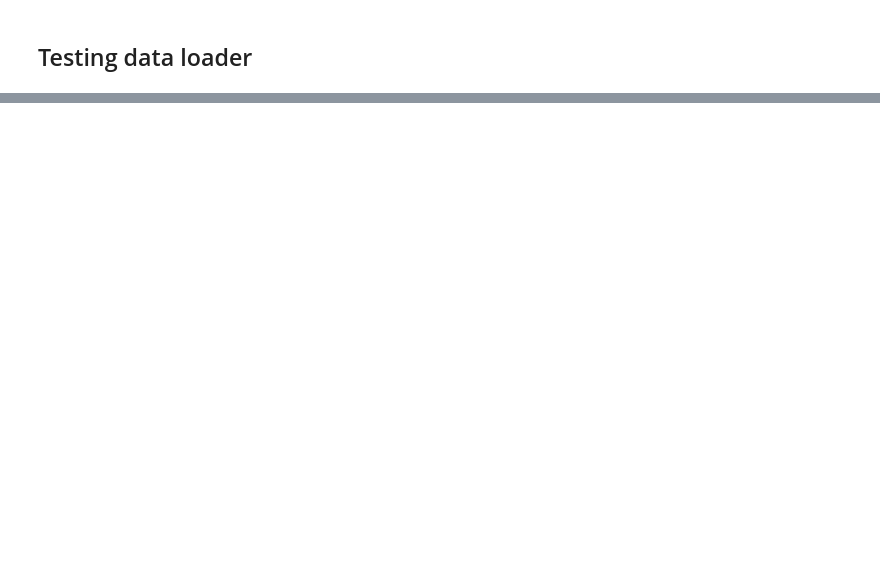
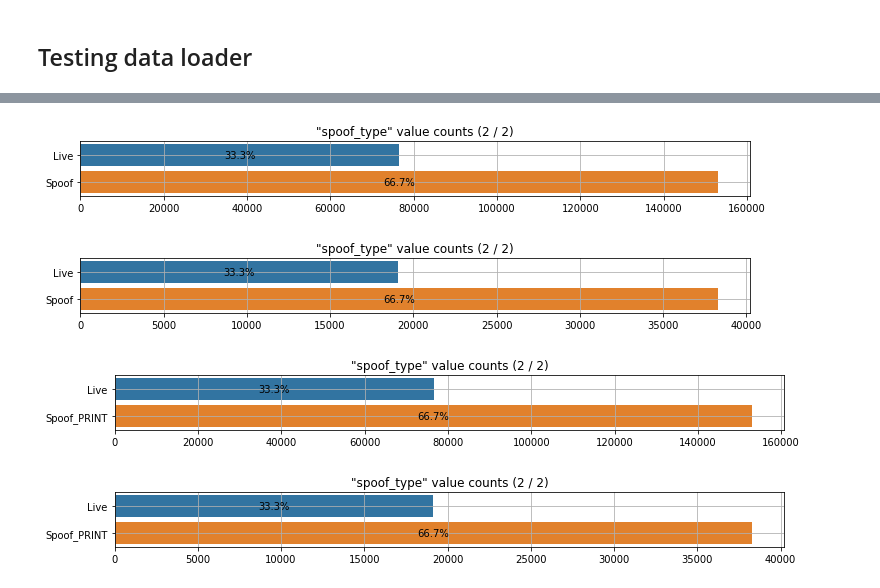
Before and after one commit to hairymax/Face-AntiSpoofing, a Jupyter notebook: analysis.ipynb, the cells around one changed output, grey strips where cells are left out. Drawn from its saved outputs; the diff is of its cells as text; code cells hidden in the pictures; blank space fills up the shorter version.

```diff
--- a/analysis.ipynb
+++ b/analysis.ipynb
@@ -73,3 +78,16 @@ plot_value_counts(spoofs ,sort_index=True)
 [figure]
 # %% [markdown]
 ## Testing data loader
+# %%
+cat = [[0],[1,2,3],[7,8,9]]
+train_labels = pd.read_csv(cnf.labels_path)
+spoof_transform = lambda t: next(i for i, l in enumerate(cat) if t in l)
+train_labels.iloc[:,1] = train_labels.iloc[:,1].apply(spoof_transform)
+value_counts = train_labels.iloc[:,1].value_counts()
+train_downsampled = [train_labels[train_labels.iloc[:,1]==value_counts.index[-1]]]
+for value in value_counts.index[:-1]:
+    train_downsampled.append(
+        train_labels[train_labels.iloc[:,1]==value].sample(
+            value_counts.min()))
+train_labels = pd.concat(train_downsampled)
+train_labels.iloc[:,1].value_counts()
@@ -75,0 +99,9 @@ plot_value_counts(spoofs ,sort_index=True)
+# %%
+train_labels, valid_labels = train_test_split(train_labels,
+                                              test_size=cnf.valid_size,
+                                              random_state=20220826)
+
+train_spoofs = train_labels['spoof_type']
+plot_value_counts(train_spoofs ,sort_index=True, show_percents=True)
+valid_spoofs = valid_labels['spoof_type']
+plot_value_counts(valid_spoofs ,sort_index=True, show_percents=True)
@@ -76,3 +111,23 @@ plot_value_counts(spoofs ,sort_index=True)
+# %%
+#train_labels = pd.read_csv(cnf.labels_path)
+train_labels, valid_labels = train_test_split(train_labels,
+                                              test_size=cnf.valid_size,
+                                              random_state=20220826)
+
+train_spoofs = train_labels['spoof_type'].apply(lambda s: live_spoof(s))
+plot_value_counts(train_spoofs ,sort_index=True, show_percents=True)
+valid_spoofs = valid_labels['spoof_type'].apply(lambda s: live_spoof(s))
+plot_value_counts(valid_spoofs ,sort_index=True, show_percents=True)
+
+train_spoofs = train_labels['spoof_type'].apply(lambda s: live_print_replay(s))
+plot_value_counts(train_spoofs ,sort_index=True, show_percents=True)
+valid_spoofs = valid_labels['spoof_type'].apply(lambda s: live_print_replay(s))
+plot_value_counts(valid_spoofs ,sort_index=True, show_percents=True)
+# %% [output]
+[figure, added]
+[figure, added]
+[figure, added]
+[figure, added]
 # %%
 import torchvision.transforms as T
 
```
Also changed, not shown: parts of 7 cells of this notebook, 3 other files.
